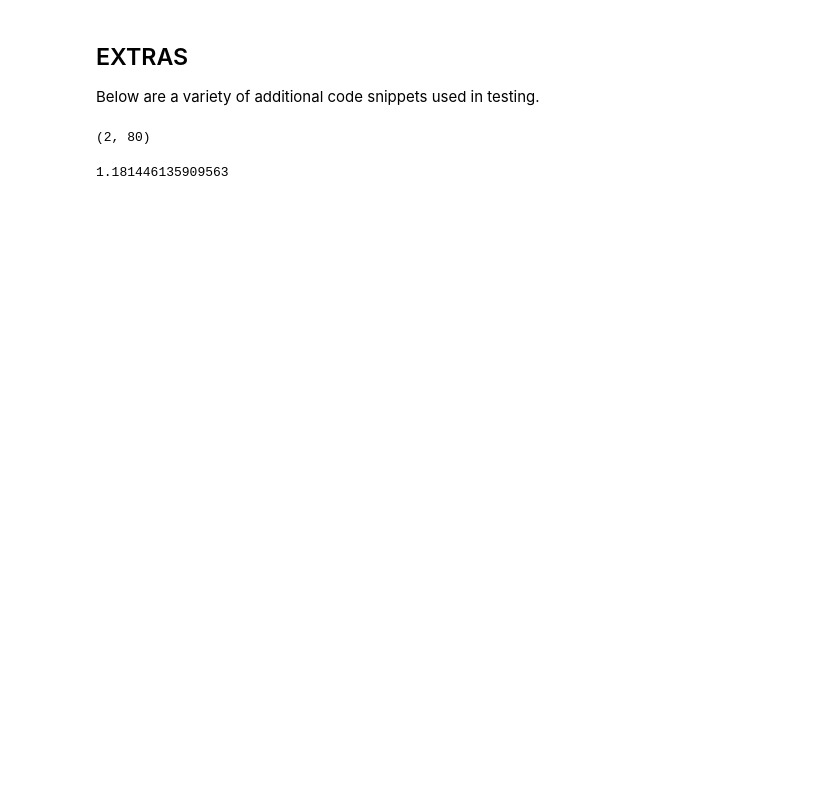
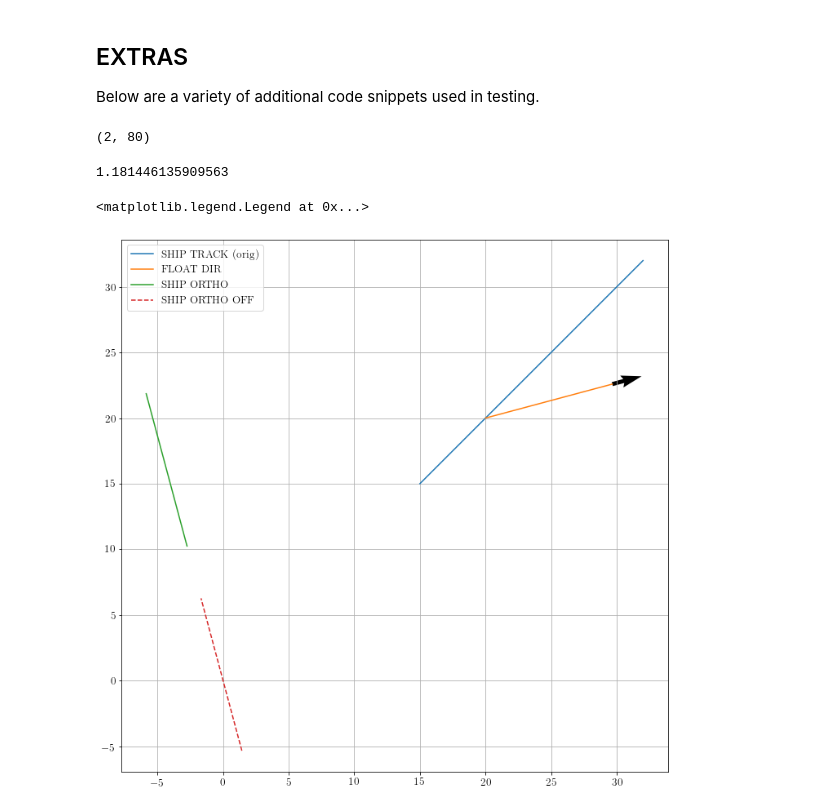
Before and after one commit to wenegrat/LATMIXDYE, a Jupyter notebook: DyeObsMovie_RevisedNotebook.ipynb, the cells around one changed output. Saved outputs shown, nothing was run; the diff lists cells and outputs as text; code cells hidden in the pictures; blank space fills up the shorter version.

```diff
--- a/DyeObsMovie_RevisedNotebook.ipynb
+++ b/DyeObsMovie_RevisedNotebook.ipynb
@@ -470,3 +506,47 @@ np.array([np.array(yearday), 0*np.array(yearday)]).shape
 np.max(tmag)
 # %% [output]
 1.181446135909563
+# %%
+testoff= 20
+x, y = (np.array((-5+testoff,12+testoff)), np.array((-5+testoff,12+testoff)))
+#x, y = (np.array((-5,12)), np.array((5,-12)))
+theta = np.pi/12
+fl = 1e1
+fx, fy = (fl*np.cos(theta)+testoff, fl*np.sin(theta)+testoff)
+#fx = fx-np.mean(x); fy = fy-np.mean(y)
+#x = x-np.mean(x); y = y-np.mean(y)
+
+ang = np.arctan2(y, x)
+plt.figure(figsize=(12,12))
+plt.plot(x, y, label='SHIP TRACK (orig)')
+meanx = np.mean(fx); meany= np.mean(fy)
+#x = x-fx; y = y-fy; fx = 0; fy=0
+#y = y-meany; x= x- meanx;
+#plt.plot(x, y, label='SHIP TRACK (adjusted)')
+plt.plot((fx-fl*np.cos(theta), fx), (fy-fl*np.sin(theta), fy), label='FLOAT DIR')
+plt.grid()
+plt.axis('equal')
+
+
+# Rotate coordinate system into along-float direction (x), and across-float direction (y)
+
+rotatedpoints = (x*np.cos(theta)+y*np.sin(theta), -x*np.sin(theta)+y*np.cos(theta))
+
+ang = np.arctan2(y, x)
+angdiff = ang-theta
+
+offsetlength = np.sqrt(fx**2+fy**2)*np.cos(angdiff)
+offsetx = offsetlength*np.cos(ang); offsety = offsetlength*np.sin(ang)
+rotatedoff = (offsetx*np.cos(theta)+offsety*np.sin(theta), -offsetx*np.sin(theta)+offsety*np.cos(theta))
+
+
+fxo, fyo = (np.cos(theta+np.pi/2), np.sin(theta+np.pi/2))
+
+#plt.plot( rotatedpoints[0]*np.cos(theta),  rotatedpoints[0]*np.sin(theta), label='SHIP ALONG', linestyle='--')
+plt.plot(rotatedpointsts[1]*fxo,  rotatedpoints[1]*fyo, label='SHIP ORTHO')
+plt.plot((rotatedpoints[1]-rotatedoff[1])*fxo,  (rotatedpoints[1]-rotatedoff[1])*fyo, label='SHIP ORTHO OFF', linestyle='--')
+plt.quiver(fx, fy, np.cos(theta), np.sin(theta))
+plt.legend()
+# %% [output]
+<matplotlib.legend.Legend at 0x...>
+[figure, added]
```
Also changed, not shown: parts of 13 cells of this notebook, 6 other files.
